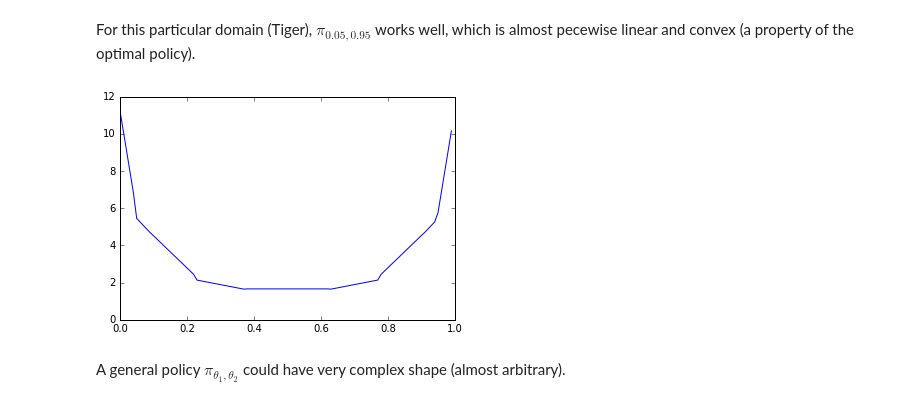
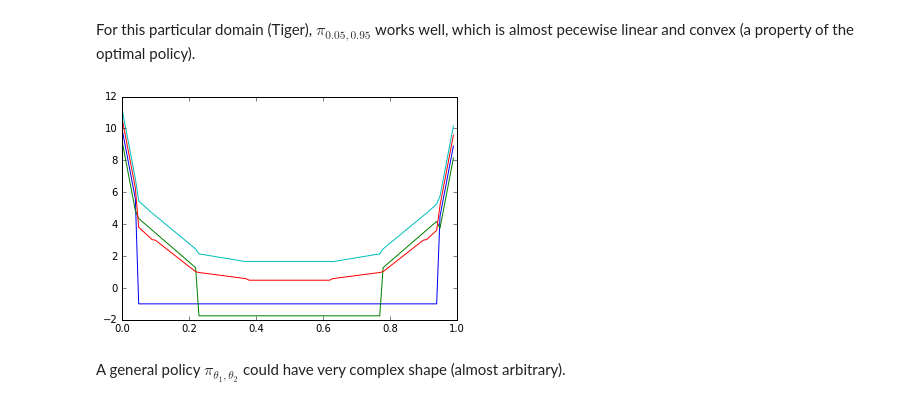
Before and after one commit to aijunbai/notebooks, a Jupyter notebook: bsq.ipynb, the cells around one changed output. Saved outputs shown, nothing was run; the diff lists cells and outputs as text; code cells hidden in the pictures.

```diff
--- a/bsq.ipynb
+++ b/bsq.ipynb
@@ -158,10 +159,13 @@ plot(V(10)(0.1, 0.9))
 [figure]
 # %% [markdown]
 For this particular domain (Tiger), $\pi_{0.05, 0.95}$ works well, which is almost pecewise linear and convex (a property of the optimal policy).
-# %%
-plot(V(10)(0.05, 0.95))
-# %% [output]
-[figure, removed]
+# %%
+plot(V(1)(0.05, 0.95))
+plot(V(2)(0.05, 0.95))
+plot(V(4)(0.05, 0.95))
+plot(V(10)(0.05, 0.95))
+# %% [output]
+[figure, added]
 # %% [markdown]
 A general policy $\pi_{\theta_1, \theta_2}$ could have very complex shape (almost arbitrary).
 # %%
```
Also changed, not shown: parts of 7 cells of this notebook.
